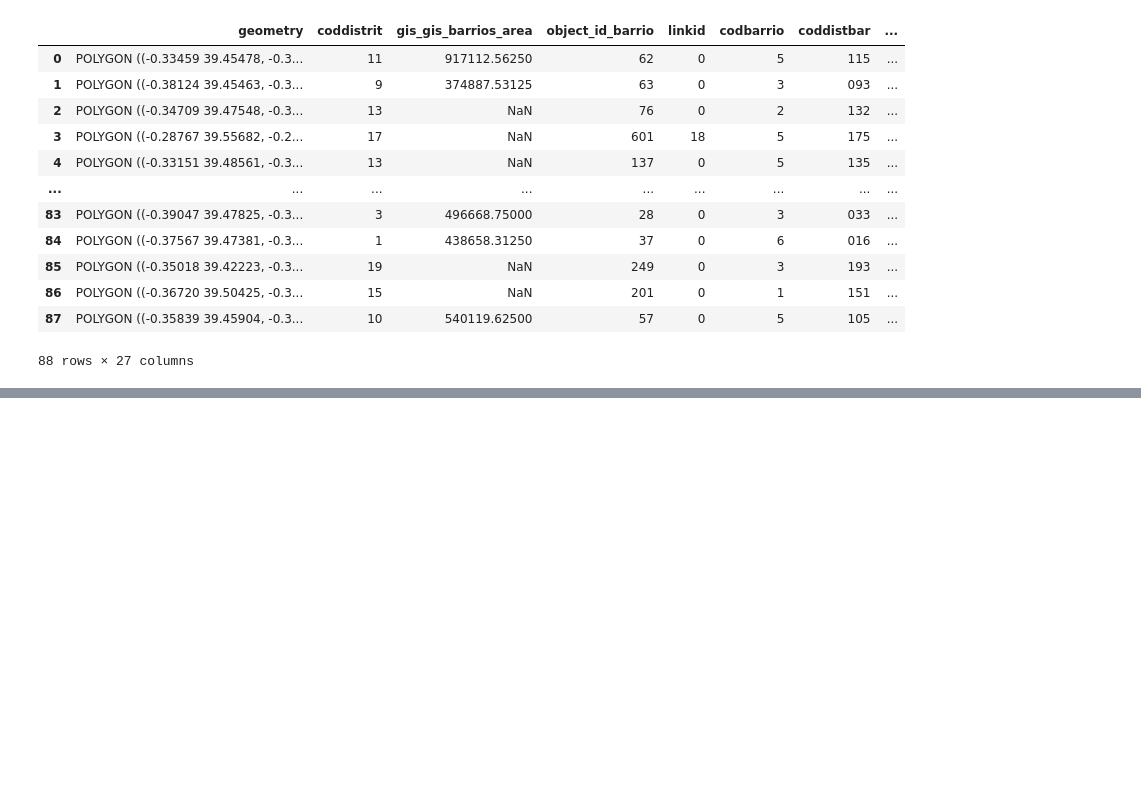
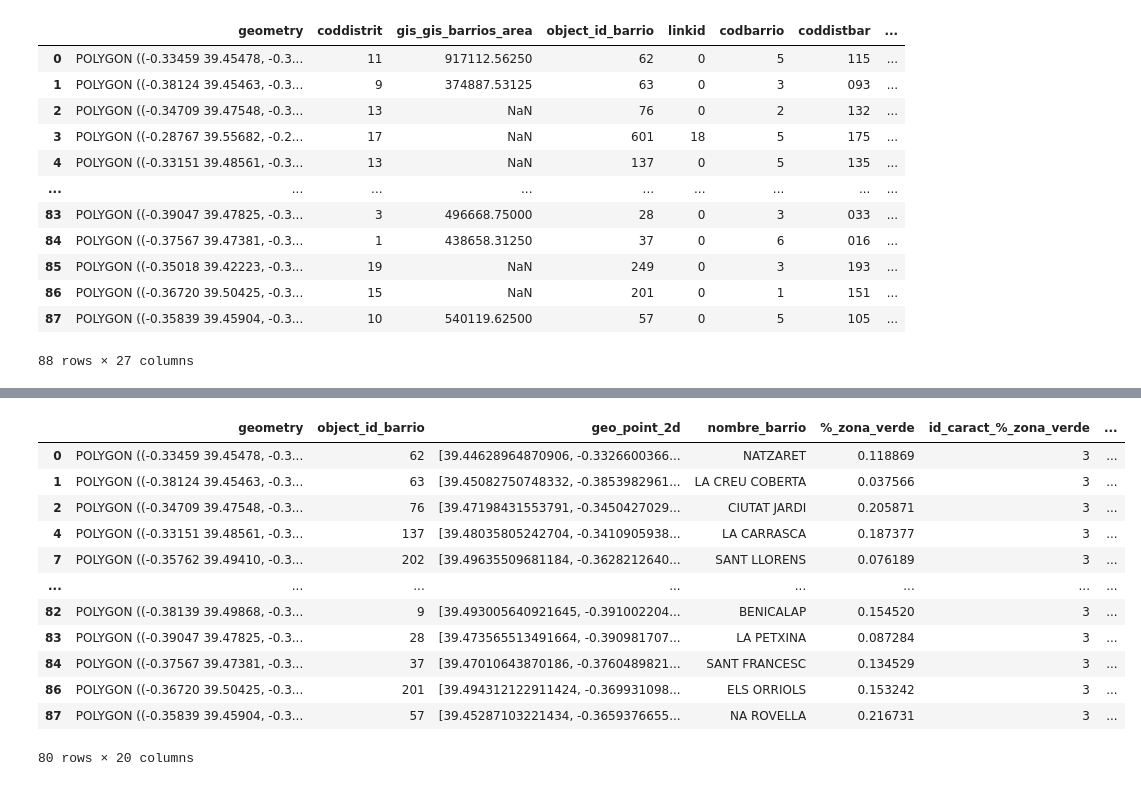
Before and after one commit to mimove/DATAPROJECT1, a Jupyter notebook: jupyter/data_cleaning.ipynb, the cells around one changed output, grey strips where cells are left out. Saved outputs shown, nothing was run; the diff lists cells and outputs as text; code cells hidden in the pictures; blank space fills up the shorter version.

```diff
--- a/jupyter/data_cleaning.ipynb
+++ b/jupyter/data_cleaning.ipynb
@@ -113,0 +63,10 @@ TypeError: Value should be either a BaseGeometry or None, got 0
+# %%
+# Eliminamos columnas que no necesitamos. Como identificativo unívoco para cada barrio nos quedaremos con el object_id_barrio.
+# Por tanto eliminaremos las siguientes columnas que no nos aportan informacion relevante (coddistrit, linkid, codbarrio, coddistbar, last_edited_user, last_edited_date)
+# El area la eliminamos porque la calculamos con python
+
+barrios_df = barrios_df.drop(['coddistrit', 'linkid', 'codbarrio', 'coddistbar', 'last_edited_user', 'last_edited_date', 'gis_gis_barrios_area'], axis = 1)
+
+# Comprobamos ue se han eliminado correctamente las columnas:
+
+barrios_df.columns
@@ -113,0 +82,25 @@ TypeError: Value should be either a BaseGeometry or None, got 0
+# %%
+# Eliminamos las filas de los barrios que no pertenecen al nucleo urbano de Valencia, ya que los datasets escogidos son inconsistentes y concentran más los datos en el nucleo urbano
+# Se eliminan barrios(EL PALMAR, EL PERELLONET, EL SALER, PINEDO, LES CASES DE BARCENA, MASSAROJOS, MAHUELLA-TAULADELLA, RAFALELL-VISTABELLA)
+
+blacklist = ['EL PALMAR', 'EL PERELLONET', 'EL SALER', 'PINEDO', 'LES CASES DE BARCENA', 'MASSARROJOS', 'MAHUELLA-TAULADELLA', 'RAFALELL-VISTABELLA']
+
+for i in blacklist:
+    barrios_df = barrios_df.drop(barrios_df.loc[barrios_df['nombre_barrio'] == i].index)
+
+
+barrios_df
+# %% [output]
+|  | geometry | object_id_barrio | geo_point_2d | nombre_barrio | %_zona_verde | id_caract_%_zona_verde | ... |
+| 0 | POLYGON ((-0.33459 39.45478, -0.3... | 62 | [39.44628964870906, -0.3326600366... | NATZARET | 0.118869 | 3 | ... |
+| 1 | POLYGON ((-0.38124 39.45463, -0.3... | 63 | [39.45082750748332, -0.3853982961... | LA CREU COBERTA | 0.037566 | 3 | ... |
+| 2 | POLYGON ((-0.34709 39.47548, -0.3... | 76 | [39.47198431553791, -0.3450427029... | CIUTAT JARDI | 0.205871 | 3 | ... |
+| 4 | POLYGON ((-0.33151 39.48561, -0.3... | 137 | [39.48035805242704, -0.3410905938... | LA CARRASCA | 0.187377 | 3 | ... |
+| 7 | POLYGON ((-0.35762 39.49410, -0.3... | 202 | [39.49635509681184, -0.3628212640... | SANT LLORENS | 0.076189 | 3 | ... |
+| ... | ... | ... | ... | ... | ... | ... | ... |
+| 82 | POLYGON ((-0.38139 39.49868, -0.3... | 9 | [39.493005640921645, -0.391002204... | BENICALAP | 0.154520 | 3 | ... |
+| 83 | POLYGON ((-0.39047 39.47825, -0.3... | 28 | [39.473565513491664, -0.390981707... | LA PETXINA | 0.087284 | 3 | ... |
+| 84 | POLYGON ((-0.37567 39.47381, -0.3... | 37 | [39.47010643870186, -0.3760489821... | SANT FRANCESC | 0.134529 | 3 | ... |
+| 86 | POLYGON ((-0.36720 39.50425, -0.3... | 201 | [39.494312122911424, -0.369931098... | ELS ORRIOLS | 0.153242 | 3 | ... |
+| 87 | POLYGON ((-0.35839 39.45904, -0.3... | 57 | [39.45287103221434, -0.3659376655... | NA ROVELLA | 0.216731 | 3 | ... |
+80 rows × 20 columns
```
Also changed, not shown: parts of 17 cells of this notebook.
